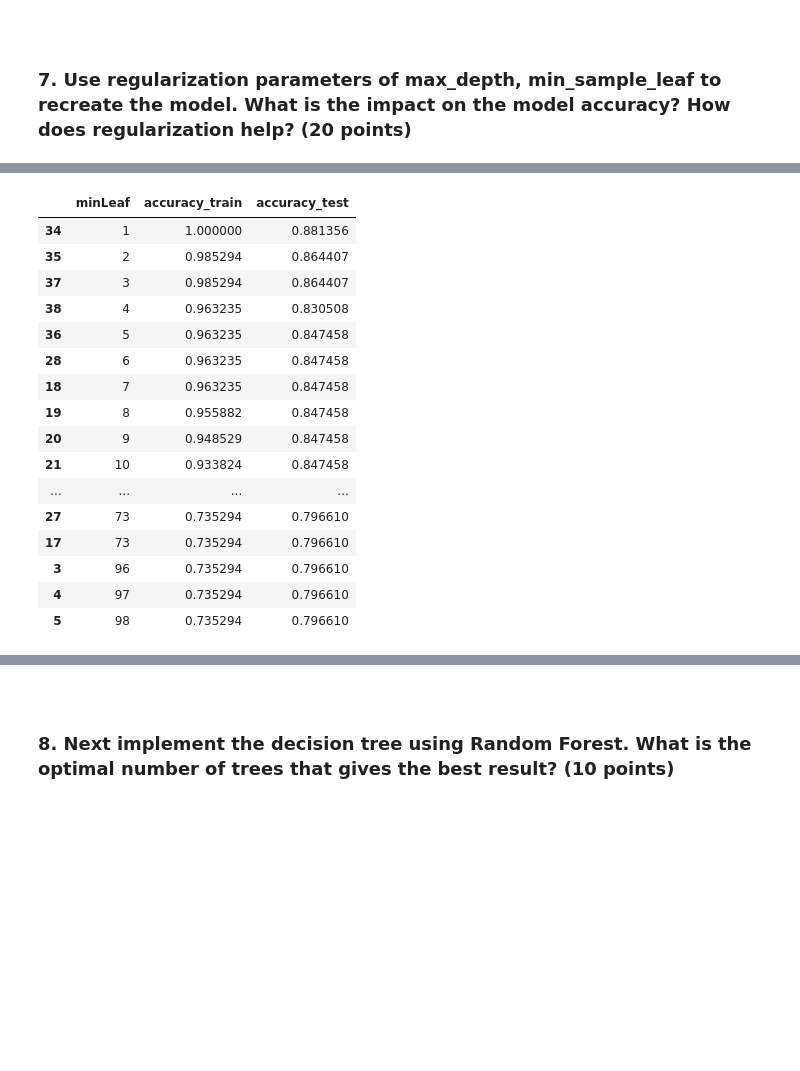
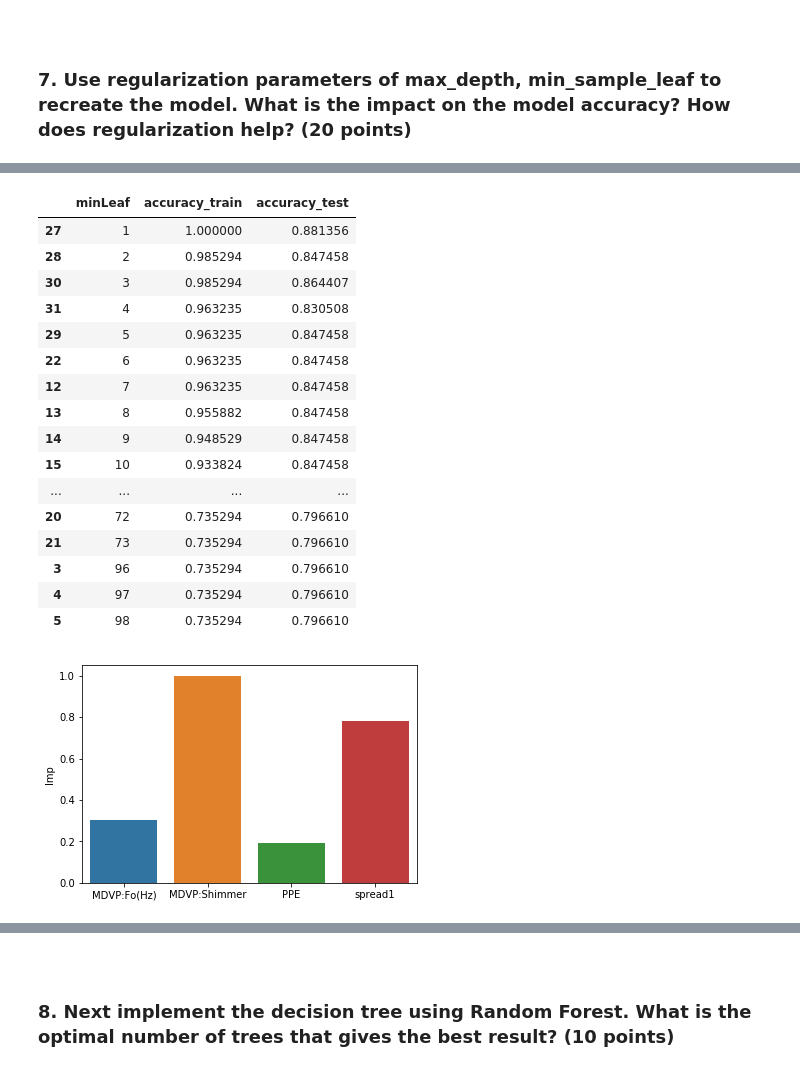
Before and after one commit to GreatLearningAIML1/chennai-aug-batch-senthilvelavan, a Jupyter notebook: EnsembleTechniques-R3-Project1/EnsembleTechniques_R3_Project1_Parkinson’s Disease.ipynb, the cells around one changed output, grey strips where cells are left out. Drawn from its saved outputs; the diff is of its cells as text; code cells hidden in the pictures; blank space fills up the shorter version.

```diff
--- a/EnsembleTechniques-R3-Project1/EnsembleTechniques_R3_Project1_Parkinson’s Disease.ipynb
+++ b/EnsembleTechniques-R3-Project1/EnsembleTechniques_R3_Project1_Parkinson’s Disease.ipynb
@@ -534 +532,5 @@ spread1       0.406287
 [figure]
+# %%
+fi_df = pd.DataFrame(dtc.feature_importances_, columns = ['Imp'],index = pd.Series(X_train.columns))
+print(fi_df)
+sns.barplot(x=fi_df.index,y='Imp',data=fi_df)
@@ -588,8 +598,8 @@ spread1       0.406287
 ## Defining the model including train_test_split in a function so that it can be invoked multiple times for different
 ## hyperparameters
 
-def model(X_func,Y_func,criteria,maxDepth,minLeaf,depth,leaf,accuracy_train,accuracy_test,printLog):
-    X_func_train,X_func_test,Y_func_train,Y_func_test = train_test_split(X_func,Y_func,test_size=0.3,random_state=100)
+def model(X_func,Y_func,X_func_train,X_func_test,Y_func_train,Y_func_test,criteria,maxDepth,minLeaf,depth,leaf,accuracy_train,accuracy_test,printLog):
+
 
     if(maxDepth=='None' and minLeaf=='None'):
         dtc_func = DecisionTreeClassifier(criterion=criteria)
@@ -607,13 +617,26 @@ def model(X_func,Y_func,criteria,maxDepth,minLeaf,depth,leaf,accuracy_train,accu
         print('score of train data',dtc_func.score(X_func_train,Y_func_train))
     Y_func_pred = dtc_func.predict(X_func_test)
     if(printLog):
-        print(pd.DataFrame(metrics.confusion_matrix(Y_func_test,Y_func_pred)))
+        cm = pd.DataFrame(metrics.confusion_matrix(Y_func_test,Y_func_pred))
+        print(cm)
+        print('recall - PD',cm[1][1]/(cm[1][1]+cm[1][0]))
+        print('precision - PD',cm[1][1]/(cm[1][1]+cm[0][1]))
+        print('recall - Healthy',cm[0][0]/(cm[0][0]+cm[0][1]))
+        print('precision - Healthy',cm[0][0]/(cm[0][0]+cm[1][0]))
 
     PD_No_Yes_func_File = open('PD_No_Yes_func.dot','w')
     dot_data_func = tree.export_graphviz(dtc_func, out_file=PD_No_Yes_func_File, feature_names = list(X_func_train), class_names = list(train_char_label))
     PD_No_Yes_func_File.close()
+    fi_df = pd.DataFrame(dtc_func.feature_importances_, columns = ['Imp'],index = pd.Series(X_func_train.columns))
     if(printLog):
-        print (pd.DataFrame(dtc_func.feature_importances_, columns = ["Imp"], index = X_func_train.columns))
+        ##print (pd.DataFrame(dtc_func.feature_importances_, columns = ["Imp"], index = X_func_train.columns))
+
+        print(fi_df)
+    sns.barplot(x=fi_df.index,y='Imp',data=fi_df)
+# %%
+Y_reg = pd_df[['status']]
+X_reg = pd_df[['MDVP:Fo(Hz)','MDVP:Shimmer','PPE','spread1']]
+X_reg_train,X_reg_test,Y_reg_train,Y_reg_test = train_test_split(X_reg,Y_reg,test_size=0.3,random_state=100)
 # %%
 ## max_depth - all possible values
 ## -----------------------------
@@ -625,9 +648,8 @@ minLeaf=[]
 accuracy_train=[]
 accuracy_test=[]
 for x in range(1,6):
-    Y_reg = pd_df[['status']]
-    X_reg = pd_df[['MDVP:Fo(Hz)','MDVP:Shimmer','PPE','spread1']]
-    model(X_reg,Y_reg,'entropy',x,'None',depth,minLeaf,accuracy_train,accuracy_test, False)
+
+    model(X_reg,Y_reg,X_reg_train,X_reg_test,Y_reg_train,Y_reg_test,'entropy',x,'None',depth,minLeaf,accuracy_train,accuracy_test, False)
     ##system("dot -Tpng PD_No_Yes_func.dot -o PD_No_Yes_func.png")
     ##Image("PD_No_Yes_func.png")
 
@@ -672,42 +708,41 @@ Image("PD_No_Yes_func.png")
 # %%
 ## min_samples_leaf - all possible values
 ## --------------------------------------
 ## Increasing the min_samples_leaf to 2,3 instead of the default 1 gives same accuracy for the test data and at the
 ## same time, it is not overfitted model w.r.t training data
 
-minSampleLeaf=pd.Series([38,39,40,96,97,98,17,17,18,21,22,23,24,25,26,71,72,73,7,8,9,10,12,13,14,71,72,73,6,11,14,17,
+minSampleLeaf=pd.Series([38,39,40,96,97,98,21,22,23,24,25,26,7,8,9,10,12,13,14,71,72,73,6,11,17,
                         18,19,1,2,5,3,4])
 minLeaf=[]
 accuracy_train=[]
 accuracy_test=[]
 for x in minSampleLeaf:
-    Y_reg = pd_df[['status']]
-    X_reg = pd_df[['MDVP:Fo(Hz)','MDVP:Shimmer','PPE','spread1']]
-    model(X_reg,Y_reg,'entropy','None',x,depth,minLeaf,accuracy_train,accuracy_test, False)
+    model(X_reg,Y_reg,X_reg_train,X_reg_test,Y_reg_train,Y_reg_test,'entropy','None',x,depth,minLeaf,accuracy_train,accuracy_test, False)
     ##system("dot -Tpng PD_No_Yes_func.dot -o PD_No_Yes_func.png")
     ##Image("PD_No_Yes_func.png")
 
 report = pd.DataFrame({'minLeaf':minLeaf,'accuracy_train':accuracy_train,'accuracy_test':accuracy_test})
 report.sort_values(by=['minLeaf'],inplace=True)
 report
 # %% [output]
 |  | minLeaf | accuracy_train | accuracy_test |
-| 34 | 1 | 1.000000 | 0.881356 |
-| 35 | 2 | 0.985294 | 0.864407 |
-| 37 | 3 | 0.985294 | 0.864407 |
-| 38 | 4 | 0.963235 | 0.830508 |
-| 36 | 5 | 0.963235 | 0.847458 |
-| 28 | 6 | 0.963235 | 0.847458 |
-| 18 | 7 | 0.963235 | 0.847458 |
-| 19 | 8 | 0.955882 | 0.847458 |
-| 20 | 9 | 0.948529 | 0.847458 |
-| 21 | 10 | 0.933824 | 0.847458 |
+| 27 | 1 | 1.000000 | 0.881356 |
+| 28 | 2 | 0.985294 | 0.847458 |
+| 30 | 3 | 0.985294 | 0.864407 |
+| 31 | 4 | 0.963235 | 0.830508 |
+| 29 | 5 | 0.963235 | 0.847458 |
+| 22 | 6 | 0.963235 | 0.847458 |
+| 12 | 7 | 0.963235 | 0.847458 |
+| 13 | 8 | 0.955882 | 0.847458 |
+| 14 | 9 | 0.948529 | 0.847458 |
+| 15 | 10 | 0.933824 | 0.847458 |
 | ... | ... | ... | ... |
-| 27 | 73 | 0.735294 | 0.796610 |
-| 17 | 73 | 0.735294 | 0.796610 |
+| 20 | 72 | 0.735294 | 0.796610 |
+| 21 | 73 | 0.735294 | 0.796610 |
 | 3 | 96 | 0.735294 | 0.796610 |
 | 4 | 97 | 0.735294 | 0.796610 |
 | 5 | 98 | 0.735294 | 0.796610 |
+[figure, added]
 # %%
 plt.figure()
 plt.plot(report['minLeaf'], report['accuracy_train'], report['minLeaf'], report['accuracy_test'])
```
Also changed, not shown: parts of 14 cells of this notebook.
